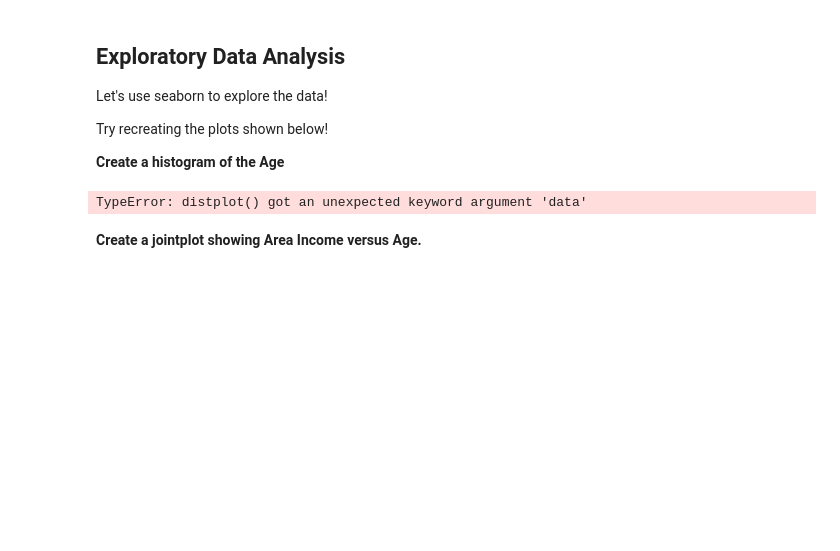
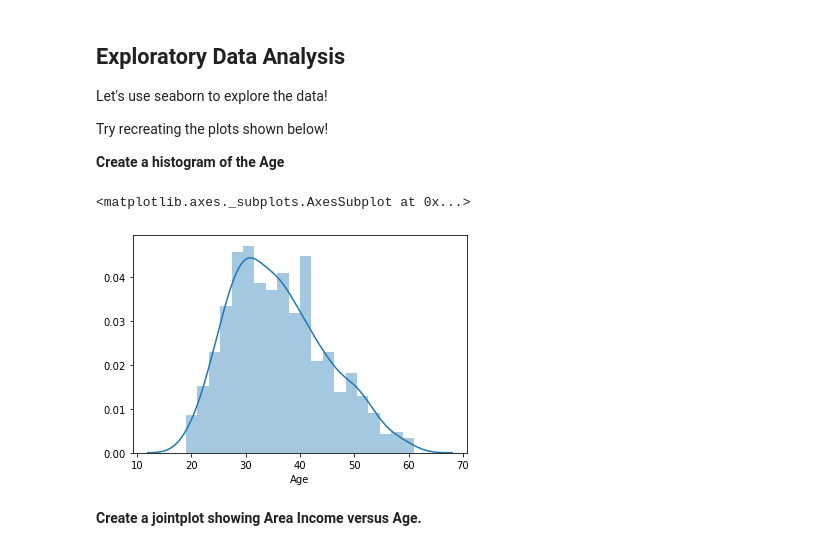
Before and after one commit to gjbergues/curso_DS, a Jupyter notebook: notebooks/11-Logistic Regression.ipynb, the cells around one changed output. Cells and saved outputs as stored; diff of their text form; code cells hidden in the pictures; blank space fills up the shorter version.

```diff
--- a/notebooks/11-Logistic Regression.ipynb
+++ b/notebooks/11-Logistic Regression.ipynb
@@ -84,8 +84,9 @@ Try recreating the plots shown below!
 
 **Create a histogram of the Age**
 # %%
-sns.distplot(df["Age"])
+sns.distplot(df["Age"], bins=20)
 # %% [output]
-TypeError: distplot() got an unexpected keyword argument 'data'
+<matplotlib.axes._subplots.AxesSubplot at 0x...>
+[figure, added]
 # %% [markdown]
 **Create a jointplot showing Area Income versus Age.**
```
Also changed, not shown: parts of 4 cells of this notebook.
